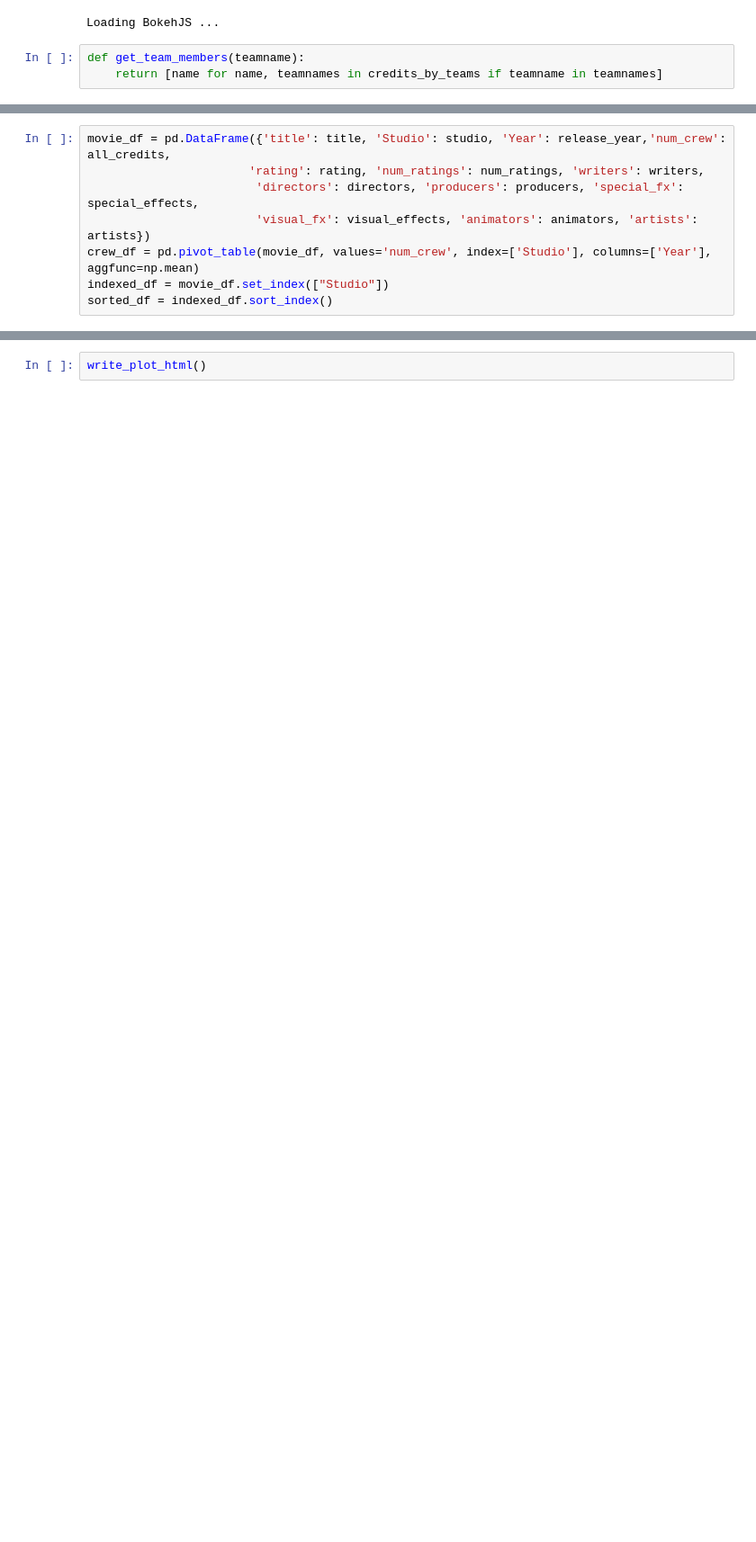
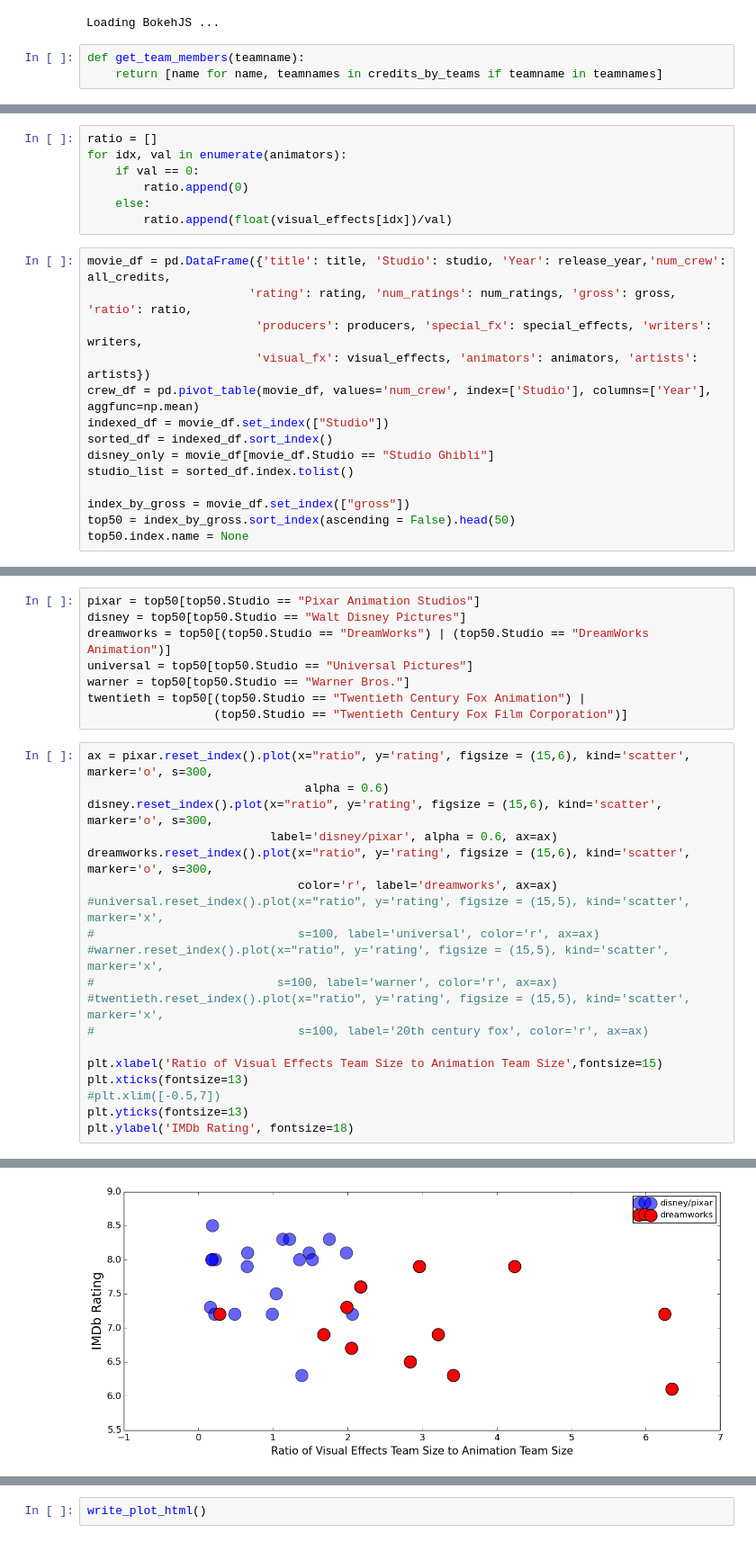
Before and after one commit to irenium/IMDB_scraping, a Jupyter notebook: Bokeh Plots.ipynb, the cells around one changed output, grey strips where cells are left out. Shown at 90% size. Drawn from its saved outputs; the diff is of its cells as text; blank space fills up the shorter version.

Commit message:
Made interactive plot of team sizes in animated movies by year

```diff
--- a/Bokeh Plots.ipynb
+++ b/Bokeh Plots.ipynb
@@ -87,11 +76,24 @@ for movie in movie_dicts:
         visual_effects.append(len(get_team_members("Visual Effects by")))
         animators.append(len(get_team_members("Animation Department")))
         artists.append(len(get_team_members("Art Department")))
+# %%
+ratio = []
+for idx, val in enumerate(animators):
+    if val == 0:
+        ratio.append(0)
+    else:
+        ratio.append(float(visual_effects[idx])/val)
 # %%
 movie_df = pd.DataFrame({'title': title, 'Studio': studio, 'Year': release_year,'num_crew': all_credits,
-                       'rating': rating, 'num_ratings': num_ratings, 'writers': writers,
-                        'directors': directors, 'producers': producers, 'special_fx': special_effects,
+                       'rating': rating, 'num_ratings': num_ratings, 'gross': gross, 'ratio': ratio,
+                        'producers': producers, 'special_fx': special_effects, 'writers': writers,
                         'visual_fx': visual_effects, 'animators': animators, 'artists': artists})
 crew_df = pd.pivot_table(movie_df, values='num_crew', index=['Studio'], columns=['Year'], aggfunc=np.mean)
 indexed_df = movie_df.set_index(["Studio"])
 sorted_df = indexed_df.sort_index()
+disney_only = movie_df[movie_df.Studio == "Studio Ghibli"]
+studio_list = sorted_df.index.tolist()
+
+index_by_gross = movie_df.set_index(["gross"])
+top50 = index_by_gross.sort_index(ascending = False).head(50)
+top50.index.name = None
@@ -100,0 +100,28 @@ studio_list = sorted_df.index.tolist()
+# %%
+pixar = top50[top50.Studio == "Pixar Animation Studios"]
+disney = top50[top50.Studio == "Walt Disney Pictures"]
+dreamworks = top50[(top50.Studio == "DreamWorks") | (top50.Studio == "DreamWorks Animation")]
+universal = top50[top50.Studio == "Universal Pictures"]
+warner = top50[top50.Studio == "Warner Bros."]
+twentieth = top50[(top50.Studio == "Twentieth Century Fox Animation") |
+                  (top50.Studio == "Twentieth Century Fox Film Corporation")]
+# %%
+ax = pixar.reset_index().plot(x="ratio", y='rating', figsize = (15,6), kind='scatter', marker='o', s=300,
+                               alpha = 0.6)
+disney.reset_index().plot(x="ratio", y='rating', figsize = (15,6), kind='scatter', marker='o', s=300,
+                          label='disney/pixar', alpha = 0.6, ax=ax)
+dreamworks.reset_index().plot(x="ratio", y='rating', figsize = (15,6), kind='scatter', marker='o', s=300,
+                              color='r', label='dreamworks', ax=ax)
+#universal.reset_index().plot(x="ratio", y='rating', figsize = (15,5), kind='scatter', marker='x',
+#                             s=100, label='universal', color='r', ax=ax)
+#warner.reset_index().plot(x="ratio", y='rating', figsize = (15,5), kind='scatter', marker='x',
+#                          s=100, label='warner', color='r', ax=ax)
+#twentieth.reset_index().plot(x="ratio", y='rating', figsize = (15,5), kind='scatter', marker='x',
+#                             s=100, label='20th century fox', color='r', ax=ax)
+
+plt.xlabel('Ratio of Visual Effects Team Size to Animation Team Size',fontsize=15)
+plt.xticks(fontsize=13)
+#plt.xlim([-0.5,7])
+plt.yticks(fontsize=13)
+plt.ylabel('IMDb Rating', fontsize=18)
+# %% [output]
@@ -100,0 +129 @@ studio_list = sorted_df.index.tolist()
+[figure, added]
```
Also changed, not shown: parts of 9 cells of this notebook, 4 other files.
